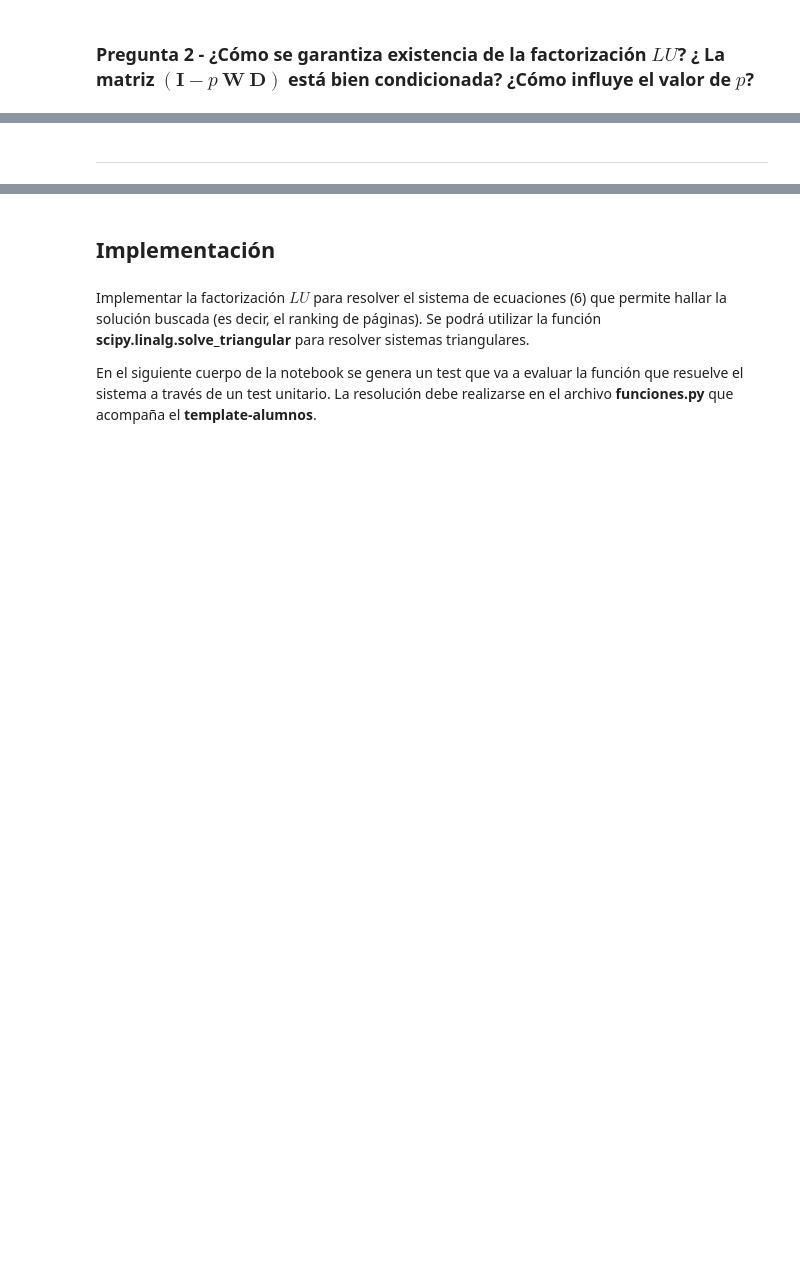
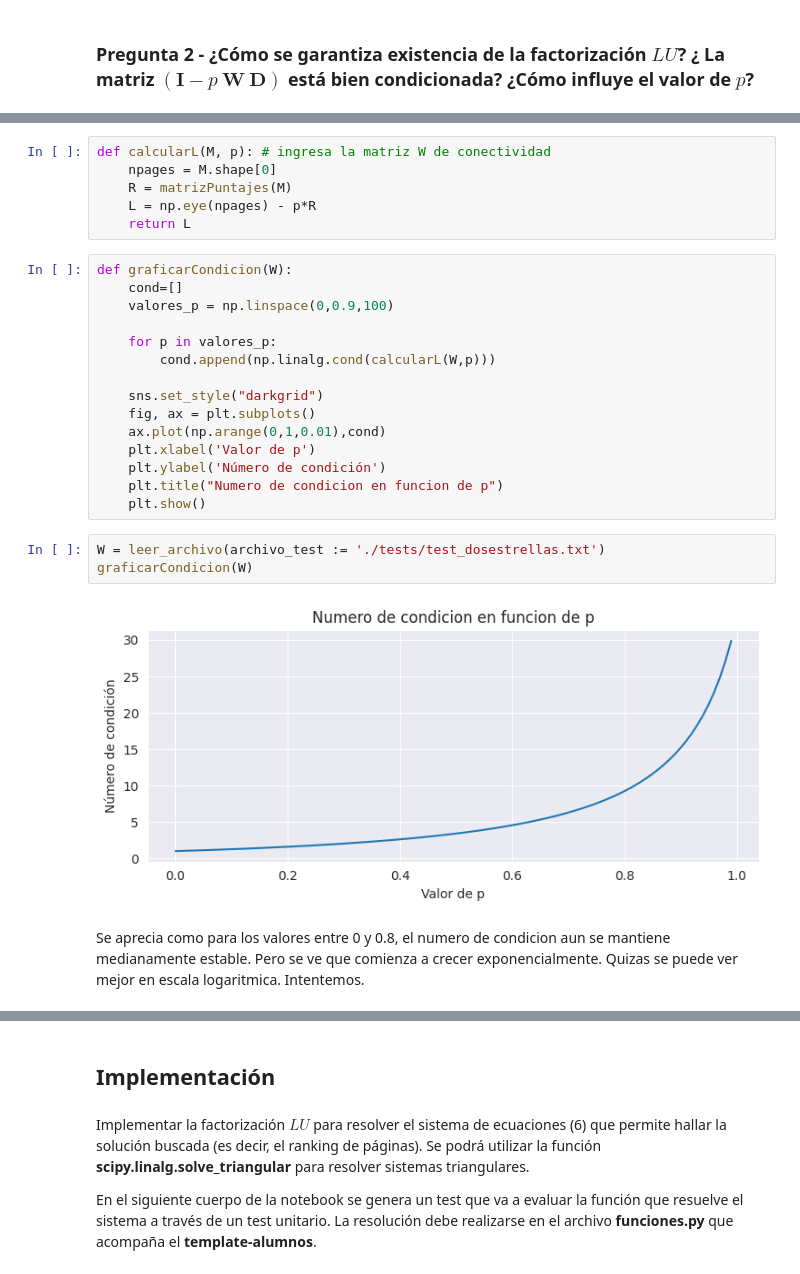
Before and after one commit to lmendezayl/uba-alc, a Jupyter notebook: Recursos TP1-20240502/template-alumnos/template-alumnos/grupo_Mendez_Busso_TP1.ipynb, the cells around one changed output, grey strips where cells are left out. Saved outputs shown, nothing was run; the diff lists cells and outputs as text; blank space fills up the shorter version.

```diff
--- a/Recursos TP1-20240502/template-alumnos/template-alumnos/grupo_Mendez_Busso_TP1.ipynb
+++ b/Recursos TP1-20240502/template-alumnos/template-alumnos/grupo_Mendez_Busso_TP1.ipynb
@@ -149,2 +153,28 @@ también lo son, garantizando que $L$ tiene factorización LU.
+# %%
+def calcularL(M, p): # ingresa la matriz W de conectividad
+    npages = M.shape[0]
+    R = matrizPuntajes(M)
+    L = np.eye(npages) - p*R
+    return L
+# %%
+def graficarCondicion(W):
+    cond=[]
+    valores_p = np.linspace(0,0.9,100)
+
+    for p in valores_p:
+        cond.append(np.linalg.cond(calcularL(W,p)))
+
+    sns.set_style("darkgrid")
+    fig, ax = plt.subplots()
+    ax.plot(np.arange(0,1,0.01),cond)
+    plt.xlabel('Valor de p')
+    plt.ylabel('Número de condición')
+    plt.title("Numero de condicion en funcion de p")
+    plt.show()
+# %%
+W = leer_archivo(archivo_test := './tests/test_dosestrellas.txt')
+graficarCondicion(W)
+# %% [output]
+[figure, added]
 # %% [markdown]
----
+Se aprecia como para los valores entre 0 y 0.8, el numero de condicion aun se mantiene medianamente estable. Pero se ve que comienza a crecer exponencialmente. Quizas se puede ver mejor en escala logaritmica. Intentemos.
```
Also changed, not shown: parts of 23 cells of this notebook.
